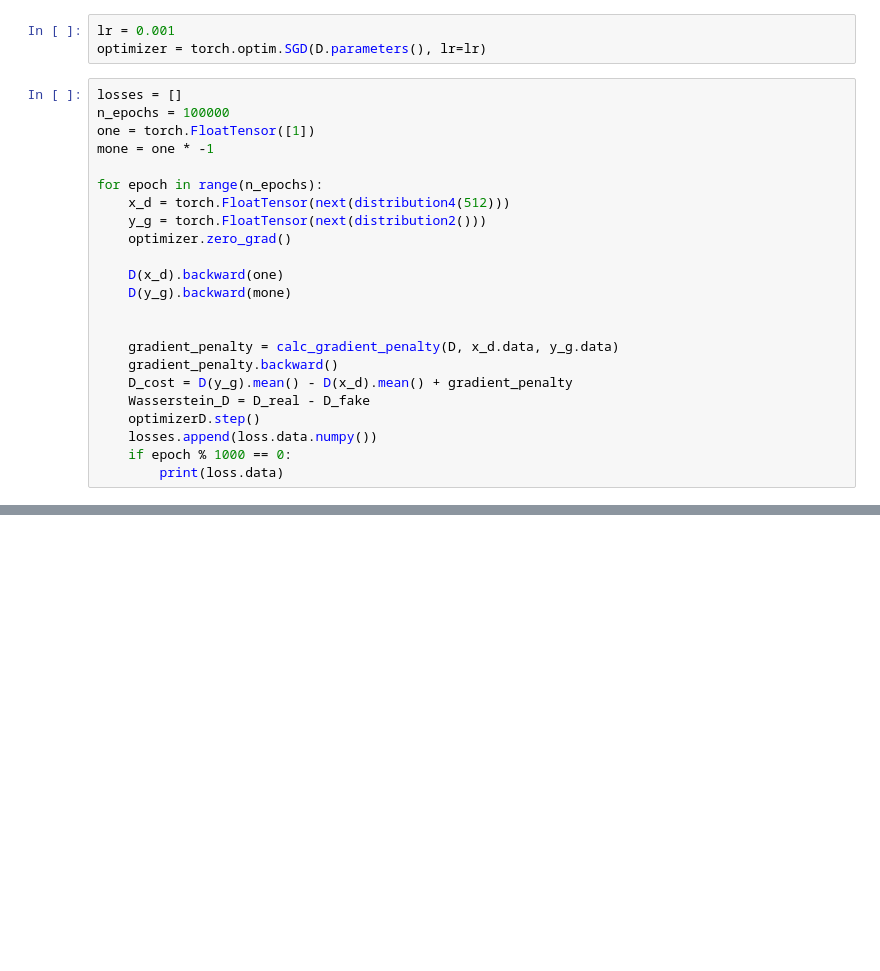
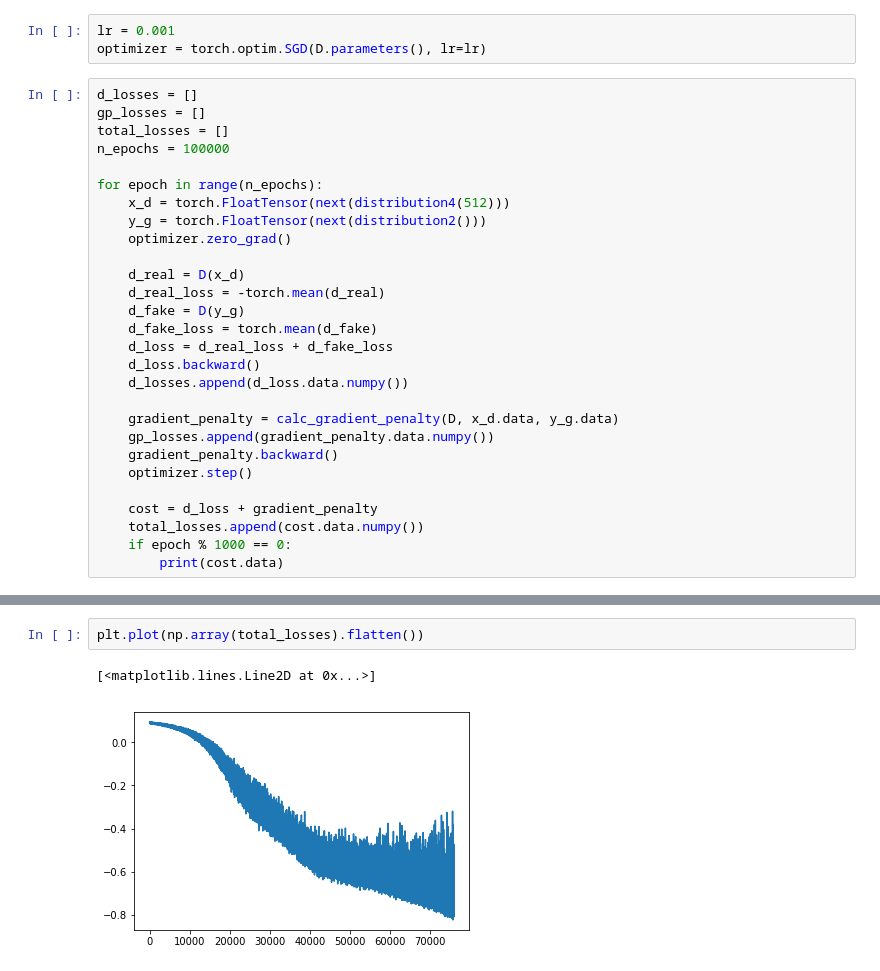
Before and after one commit to jonPlante/IFT6135H19_assignment, a Jupyter notebook: assignment3/q1.ipynb, the cells around one changed output, grey strips where cells are left out. Cells and saved outputs as stored; diff of their text form; blank space fills up the shorter version.

```diff
--- a/assignment3/q1.ipynb
+++ b/assignment3/q1.ipynb
@@ -117,26 +116,31 @@ D = MLP()
 lr = 0.001
 optimizer = torch.optim.SGD(D.parameters(), lr=lr)
 # %%
-losses = []
+d_losses = []
+gp_losses = []
+total_losses = []
 n_epochs = 100000
-one = torch.FloatTensor([1])
-mone = one * -1
 
 for epoch in range(n_epochs):
     x_d = torch.FloatTensor(next(distribution4(512)))
     y_g = torch.FloatTensor(next(distribution2()))
     optimizer.zero_grad()
 
-    D(x_d).backward(one)
-    D(y_g).backward(mone)
-
+    d_real = D(x_d)
+    d_real_loss = -torch.mean(d_real)
+    d_fake = D(y_g)
+    d_fake_loss = torch.mean(d_fake)
+    d_loss = d_real_loss + d_fake_loss
+    d_loss.backward()
+    d_losses.append(d_loss.data.numpy())
 
     gradient_penalty = calc_gradient_penalty(D, x_d.data, y_g.data)
+    gp_losses.append(gradient_penalty.data.numpy())
     gradient_penalty.backward()
-    D_cost = D(y_g).mean() - D(x_d).mean() + gradient_penalty
-    Wasserstein_D = D_real - D_fake
-    optimizerD.step()
-    losses.append(loss.data.numpy())
+    optimizer.step()
+
+    cost = d_loss + gradient_penalty
+    total_losses.append(cost.data.numpy())
     if epoch % 1000 == 0:
-        print(loss.data)
+        print(cost.data)
 # %% [output]
@@ -143,0 +165,5 @@ NameError: name 'D_fake' is not defined
+# %%
+plt.plot(np.array(total_losses).flatten())
+# %% [output]
+[<matplotlib.lines.Line2D at 0x...>]
+[figure, added]
```
Also changed, not shown: parts of 4 cells of this notebook.
